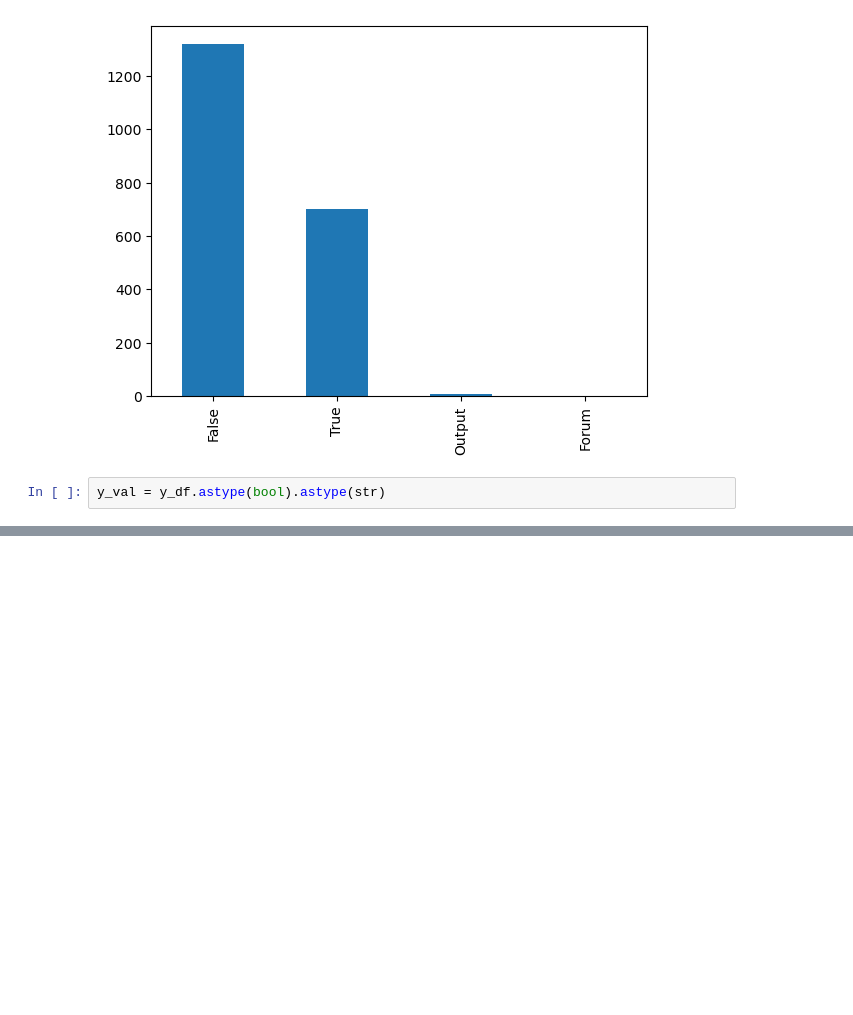
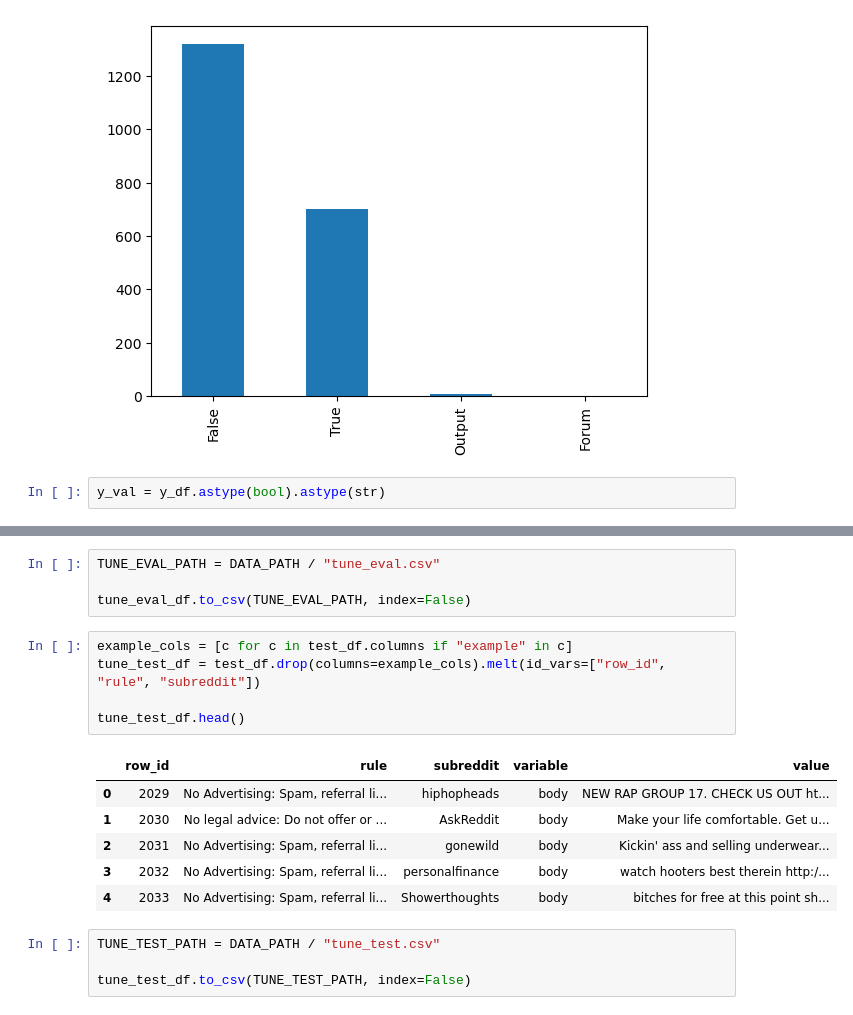
Before and after one commit to dsc-hro/kaggle-jigsaw-agile-community-rules, a Jupyter notebook: submission.ipynb, the cells around one changed output, grey strips where cells are left out. Cells and saved outputs as stored; diff of their text form; blank space fills up the shorter version.

```diff
--- a/submission.ipynb
+++ b/submission.ipynb
@@ -275,0 +463,20 @@ np.float64(0.5012321340561853)
+# %%
+TUNE_EVAL_PATH = DATA_PATH / "tune_eval.csv"
+
+tune_eval_df.to_csv(TUNE_EVAL_PATH, index=False)
+# %%
+example_cols = [c for c in test_df.columns if "example" in c]
+tune_test_df = test_df.drop(columns=example_cols).melt(id_vars=["row_id", "rule", "subreddit"])
+
+tune_test_df.head()
+# %% [output]
+|  | row_id | rule | subreddit | variable | value |
+| 0 | 2029 | No Advertising: Spam, referral li... | hiphopheads | body | NEW RAP GROUP 17. CHECK US OUT ht... |
+| 1 | 2030 | No legal advice: Do not offer or ... | AskReddit | body | Make your life comfortable. Get u... |
+| 2 | 2031 | No Advertising: Spam, referral li... | gonewild | body | Kickin' ass and selling underwear... |
+| 3 | 2032 | No Advertising: Spam, referral li... | personalfinance | body | watch hooters best therein http:/... |
+| 4 | 2033 | No Advertising: Spam, referral li... | Showerthoughts | body | bitches for free at this point sh... |
+# %%
+TUNE_TEST_PATH = DATA_PATH / "tune_test.csv"
+
+tune_test_df.to_csv(TUNE_TEST_PATH, index=False)
```
Also changed, not shown: parts of 41 cells of this notebook, 7 other files.
